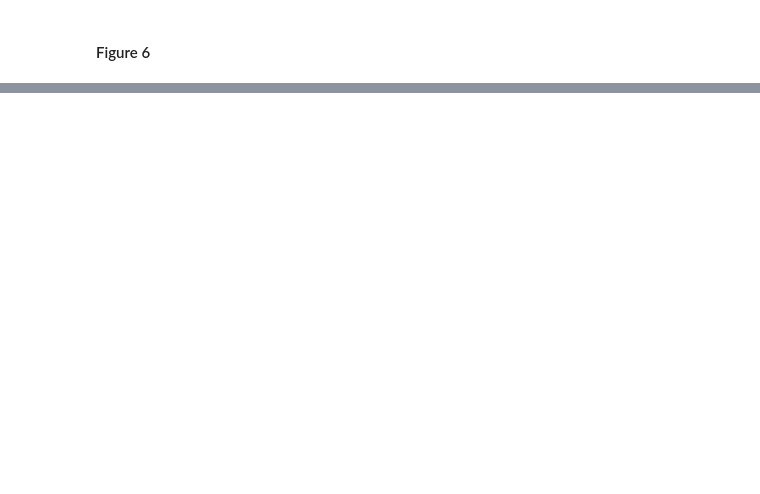
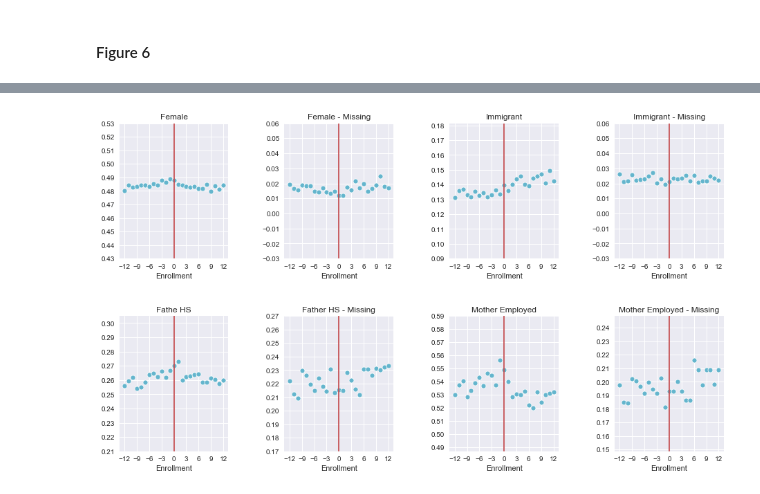
Before and after one commit to FedericoAlexanderRizzuto/microeconometrics-course-project-FedericoAlexanderRizzuto, a Jupyter notebook: project.ipynb, the cells around one changed output, grey strips where cells are left out. Drawn from its saved outputs; the diff is of its cells as text; code cells hidden in the pictures; blank space fills up the shorter version.

```diff
--- a/project.ipynb
+++ b/project.ipynb
@@ -153,0 +274,31 @@ create_fig6(df)
+# %%
+df['dev'] = cutoffs_center(df)
+df_south = df[df.north_center ==1]
+cols = df_south[['female','m_female','immigrants_broad','m_origin','dad_midedu','m_dad_edu','mom_employed','m_mom_occ']]
+titles = ['Female','Female - Missing','Immigrant','Immigrant - Missing','Fathe HS','Father HS - Missing','Mother Employed','Mother Employed - Missing']
+Tot = int(len(cols.columns))
+Rows = 2
+Cols = int(Tot/Rows)
+Position = range(1,Tot + 1)
+# df.loc[df.sampled_math ==1]
+
+fig = plt.figure(1)
+for k in range(Tot):
+    df_south['mycolumn'] = cols.iloc[:,k]
+    groupp = df_south.groupby(['dev'],as_index=False)['mycolumn'].mean()
+    ax = fig.add_subplot(Rows,Cols,Position[k])
+    sns.scatterplot(x='dev', y='mycolumn', data=groupp, palette='pastel',color='c')
+    ax.set_ylabel('')
+    ax.set_xlabel('Enrollment')
+    ax.set_title(titles[k])
+    ax.axvline(color='r')
+    ax.xaxis.set_ticks(np.arange(-12,15,3))
+    ax.yaxis.set_ticks(np.arange(round(groupp['mycolumn'].mean(),2)-0.05, round(groupp['mycolumn'].mean(),2)+0.05, 0.01))
+    #plt.yticks(np.arange(min(groupp['mycolumn']), max(groupp['mycolumn']), .1))
+    #sns.set(style="ticks")
+
+plt.tight_layout()
+fig.set_size_inches(14,8)
+plt.show()
+# %% [output]
+[figure, added]
```
Also changed, not shown: parts of 35 cells of this notebook, 4 other files.
